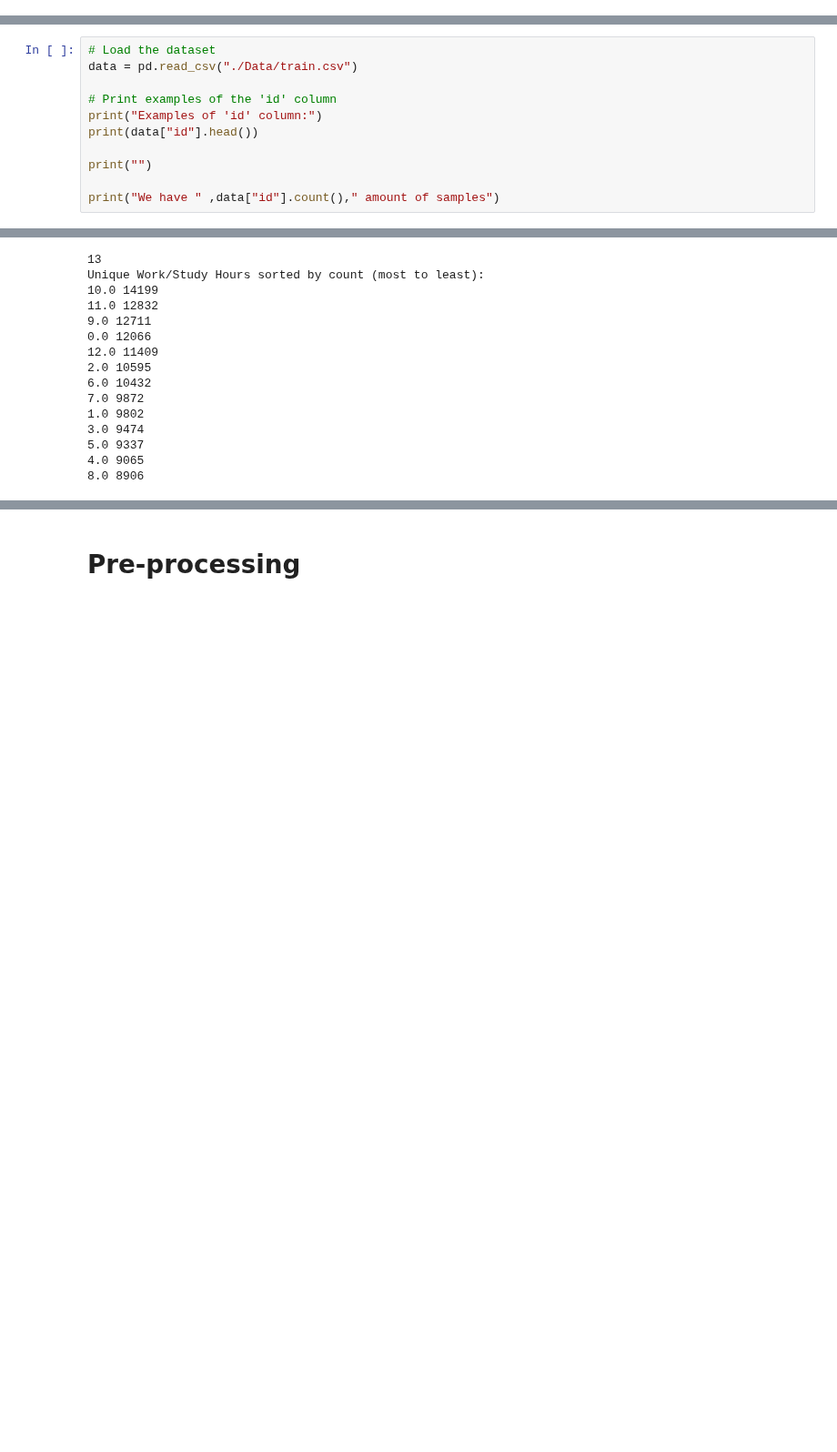
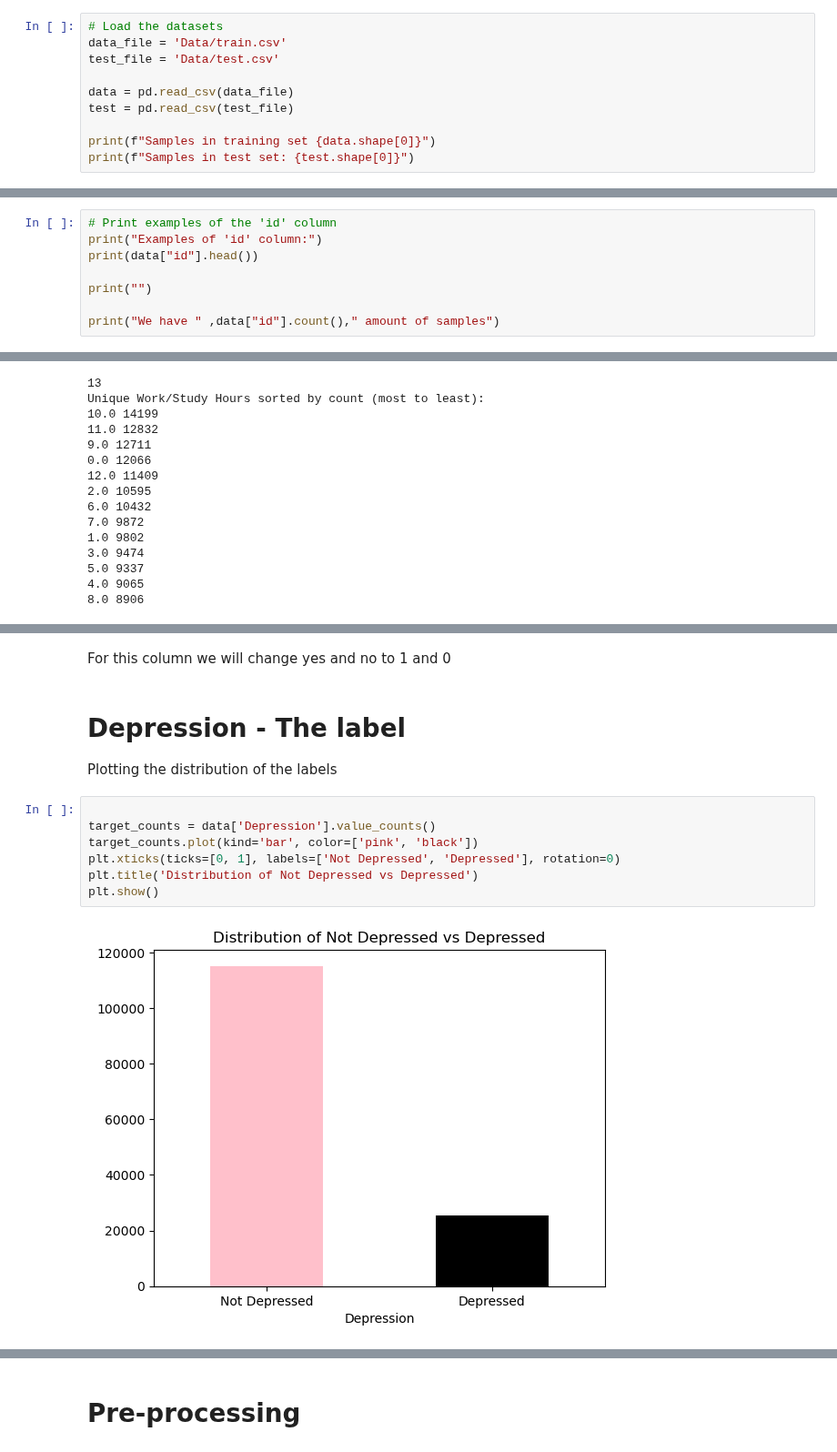
Before and after one commit to Brorby/Competition-Exploring-Mental-Health-Data, a Jupyter notebook: main.ipynb, the cells around one changed output, grey strips where cells are left out. Shown at 91% size. Cells and saved outputs as stored; diff of their text form; blank space fills up the shorter version.

```diff
--- a/main.ipynb
+++ b/main.ipynb
@@ -24,0 +25,10 @@ Here we explore each feature column and comment on how we are going to preproces
+# %%
+# Load the datasets
+data_file = 'Data/train.csv'
+test_file = 'Data/test.csv'
+
+data = pd.read_csv(data_file)
+test = pd.read_csv(test_file)
+
+print(f"Samples in training set {data.shape[0]}")
+print(f"Samples in test set: {test.shape[0]}")
@@ -25,7 +40,4 @@ Here we explore each feature column and comment on how we are going to preproces
 # %%
-# Load the dataset
-data = pd.read_csv("./Data/train.csv")
-
 # Print examples of the 'id' column
 print("Examples of 'id' column:")
 print(data["id"].head())
@@ -780,0 +493,14 @@ Unique Work/Study Hours sorted by count (most to least):
+# %% [markdown]
+For this column we will change yes and no to 1 and 0
+# %% [markdown]
+# Depression - The label
+Plotting the distribution of the labels
+# %%
+
+target_counts = data['Depression'].value_counts()
+target_counts.plot(kind='bar', color=['pink', 'black'])
+plt.xticks(ticks=[0, 1], labels=['Not Depressed', 'Depressed'], rotation=0)
+plt.title('Distribution of Not Depressed vs Depressed')
+plt.show()
+# %% [output]
+[figure, added]
```
Also changed, not shown: parts of 95 cells of this notebook, 1 other file.
